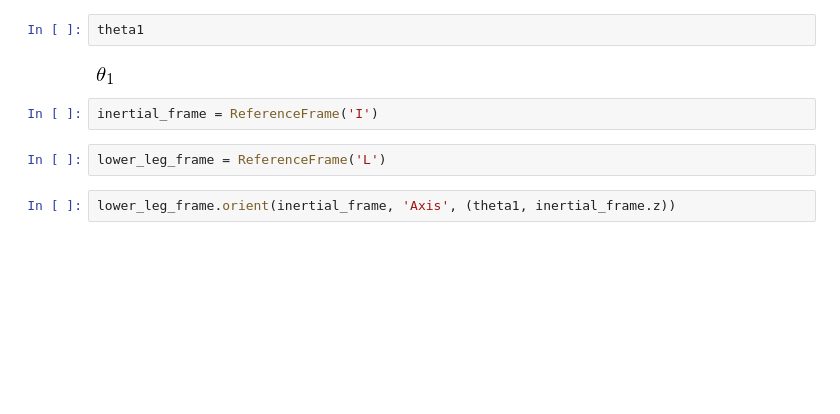
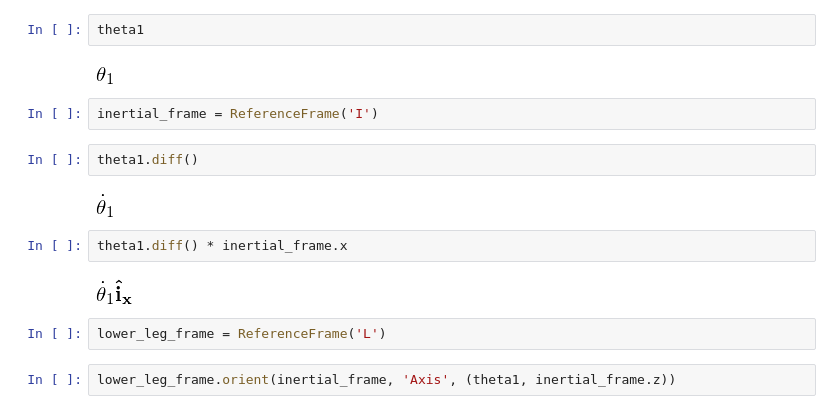
Before and after one commit to pydy/pydy-tutorial-human-standing, a Jupyter notebook: notebooks/base.ipynb, the cells around one changed output. Drawn from its saved outputs; the diff is of its cells as text; blank space fills up the shorter version.

```diff
--- a/notebooks/base.ipynb
+++ b/notebooks/base.ipynb
@@ -19,6 +19,14 @@ theta1
 [figure]
 # %%
 inertial_frame = ReferenceFrame('I')
+# %%
+theta1.diff()
+# %% [output]
+[figure, added]
+# %%
+theta1.diff() * inertial_frame.x
+# %% [output]
+[figure, added]
 # %%
 lower_leg_frame = ReferenceFrame('L')
 # %%
```
Also changed, not shown: 1 other file.
